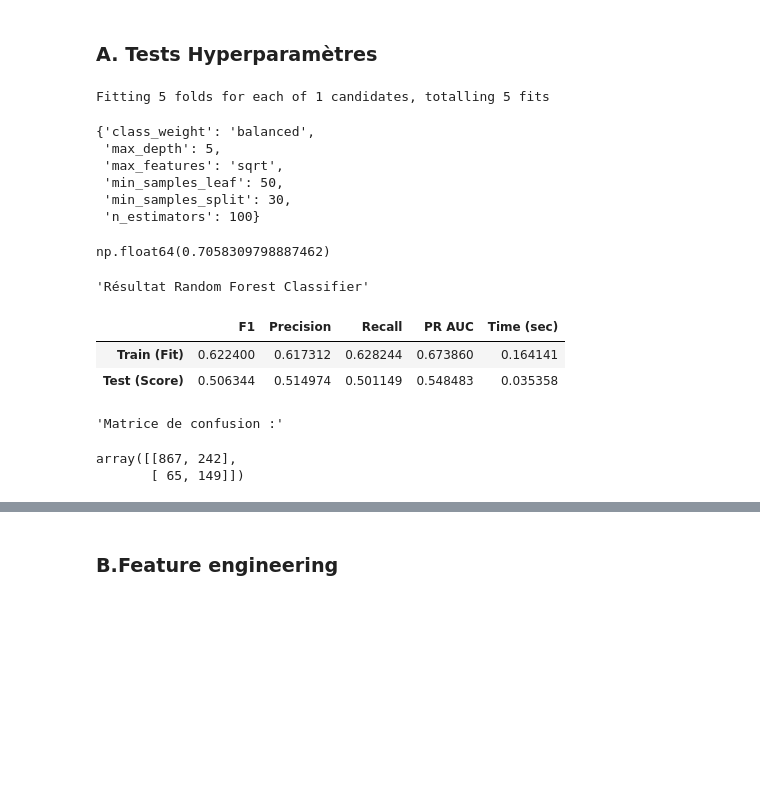
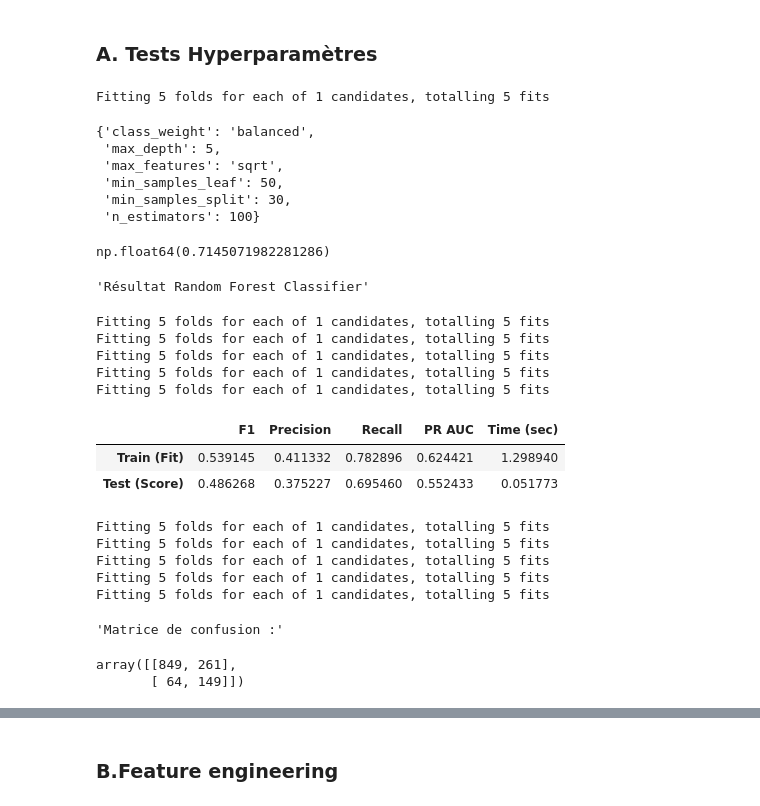
Before and after one commit to alxvnt/Projet4_AI, a Jupyter notebook: notebooks/Modelisation.ipynb, the cells around one changed output, grey strips where cells are left out. Saved outputs shown, nothing was run; the diff lists cells and outputs as text; code cells hidden in the pictures; blank space fills up the shorter version.

```diff
--- a/notebooks/Modelisation.ipynb
+++ b/notebooks/Modelisation.ipynb
@@ -42,17 +42,20 @@ from shap import TreeExplainer
 df = pd.read_csv("../data/processed/dataset_clean.csv")
 # %%
 # On définit notre target
-df["a_quitte_l_entreprise_Oui"].describe()
 y = df["a_quitte_l_entreprise_Oui"]
-
 
 # Création de notre df sans target
 X = df.drop(columns=["a_quitte_l_entreprise_Oui"])
 
 # Première séparation train test
 X_train, X_test, y_train, y_test = train_test_split(
-    X,y, test_size=0.10, random_state=42
+    X,
+    y,
+    test_size=0.10,
+    random_state=42,
+    stratify=y
 )
+
 df["a_quitte_l_entreprise_Oui"].value_counts()
 # %% [output]
 a_quitte_l_entreprise_Oui
@@ -71,11 +74,11 @@ On définit nos métriques d'évaluation :
 - **PR AUC** : aire sous la courbe précision-rappel résumant le compromis entre précision et rappel à différents seuils
 - **Time** : la durée d'entrainement de notre modèle
 # %%
-cv_details = KFold(n_splits=5, shuffle=True, random_state=42)
+CV_DETAILS = StratifiedKFold(n_splits=5, shuffle=True, random_state=42)
 def model_validation(model, X, y, use_smote=False):
 
     # Metriques chiffrées
-    scoring = ["f1", "precision", "recall", "average_precision"]
+    SCORING = ["f1", "precision", "recall", "average_precision"]
 
     steps = []
     if use_smote:
@@ -86,9 +89,10 @@ def model_validation(model, X, y, use_smote=False):
 
     cross_validation_result = cross_validate(
         pipeline,
-        X, y,
-        cv=cv_details,
-        scoring=scoring,
+        X,
+        y,
+        cv=CV_DETAILS,
+        scoring=SCORING,
         return_train_score=True,
         return_estimator=True
         )
@@ -111,8 +115,8 @@ def model_validation(model, X, y, use_smote=False):
 # %%
 # Matrice de confusion
 def confusion_matrice(model, X, y):
-    y_pred = cross_val_predict(model, X, y, cv=cv_details)
-    cm = confusion_matrix(y_train, y_pred)
+    y_pred = cross_val_predict(model, X, y, cv=CV_DETAILS)
+    cm = confusion_matrix(y, y_pred)
     display("Matrice de confusion :", cm)
 # %% [markdown]
 #### C. GridsearchCv / Optimisation de modèle
@@ -137,7 +141,7 @@ def optimisation_rfg(X_train, y_train):
         }
     clf = RandomForestClassifier()
 
-    rfg = GridSearchCV(clf, parameters, cv = cv_details, scoring = 'recall', verbose = 1)
+    rfg = GridSearchCV(clf, parameters, cv=CV_DETAILS, scoring='recall', verbose=1)
     rfg.fit(X_train,y_train)
     return rfg
 # %% [markdown]
@@ -248,27 +252,27 @@ Fitting 5 folds for each of 1 candidates, totalling 5 fits
  'min_samples_leaf': 50,
  'min_samples_split': 30,
  'n_estimators': 100}
-np.float64(0.7058309798887462)
+np.float64(0.7145071982281286)
 # %%
-clf = RandomForestClassifier(
-    max_depth= 15,
-    max_features= 'sqrt',
-    min_samples_split= 20,
-    min_samples_leaf=30,
-    class_weight= 'balanced',
-    n_estimators=50
-)
-
-
 display("Résultat Random Forest Classifier")
-model_validation(clf, X_train, y_train, use_smote=True)
-confusion_matrice(clf, X_train, y_train)
+model_validation(rfg, X_train, y_train)
+confusion_matrice(rfg, X_train, y_train)
 # %% [output]
 'Résultat Random Forest Classifier'
+Fitting 5 folds for each of 1 candidates, totalling 5 fits
+Fitting 5 folds for each of 1 candidates, totalling 5 fits
+Fitting 5 folds for each of 1 candidates, totalling 5 fits
+Fitting 5 folds for each of 1 candidates, totalling 5 fits
+Fitting 5 folds for each of 1 candidates, totalling 5 fits
 |  | F1 | Precision | Recall | PR AUC | Time (sec) |
-| Train (Fit) | 0.622400 | 0.617312 | 0.628244 | 0.673860 | 0.164141 |
-| Test (Score) | 0.506344 | 0.514974 | 0.501149 | 0.548483 | 0.035358 |
+| Train (Fit) | 0.539145 | 0.411332 | 0.782896 | 0.624421 | 1.298940 |
+| Test (Score) | 0.486268 | 0.375227 | 0.695460 | 0.552433 | 0.051773 |
-'Matrice de confusion :'
-array([[867, 242],
-       [ 65, 149]])
+Fitting 5 folds for each of 1 candidates, totalling 5 fits
+Fitting 5 folds for each of 1 candidates, totalling 5 fits
+Fitting 5 folds for each of 1 candidates, totalling 5 fits
+Fitting 5 folds for each of 1 candidates, totalling 5 fits
+Fitting 5 folds for each of 1 candidates, totalling 5 fits
+'Matrice de confusion :'
+array([[849, 261],
+       [ 64, 149]])
 # %%
```
Also changed, not shown: parts of 15 cells of this notebook, 3 other files.
